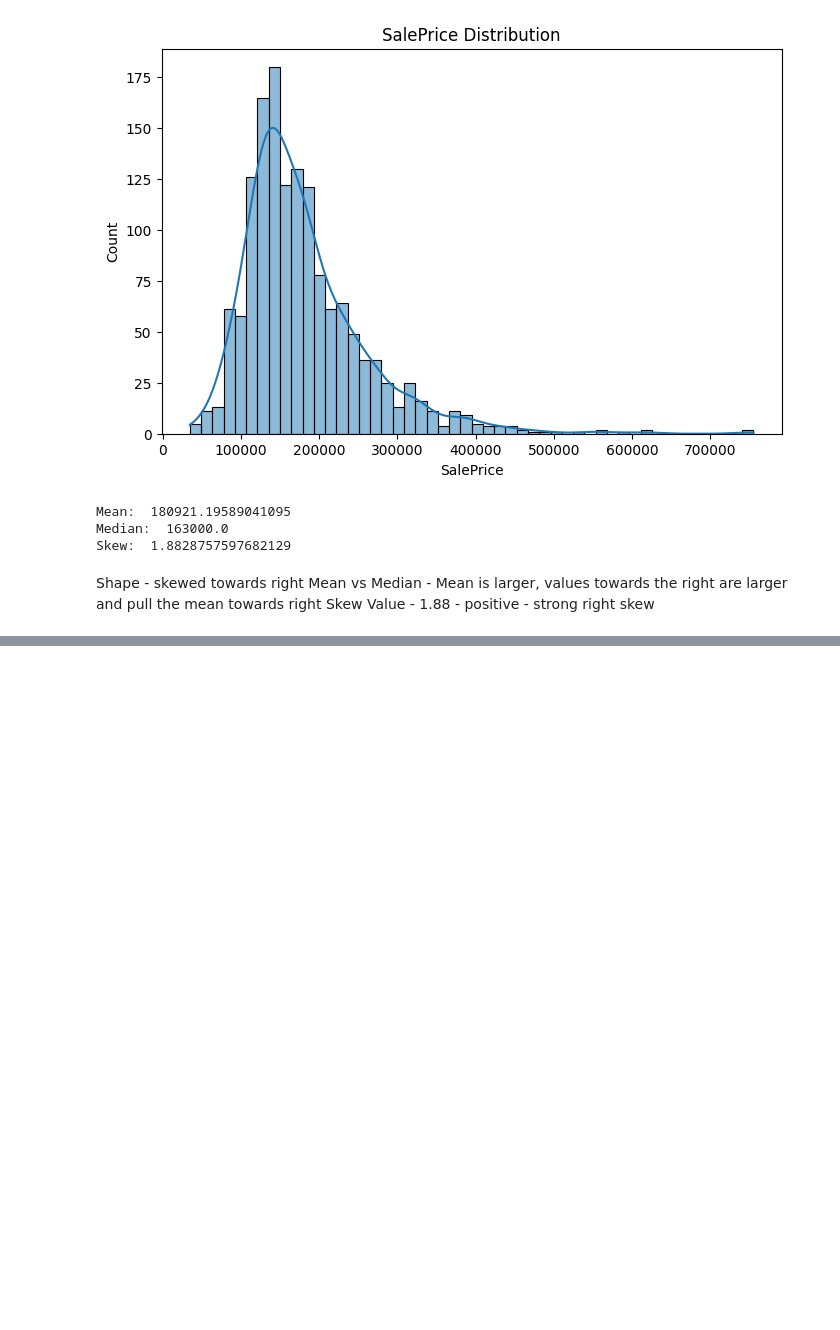
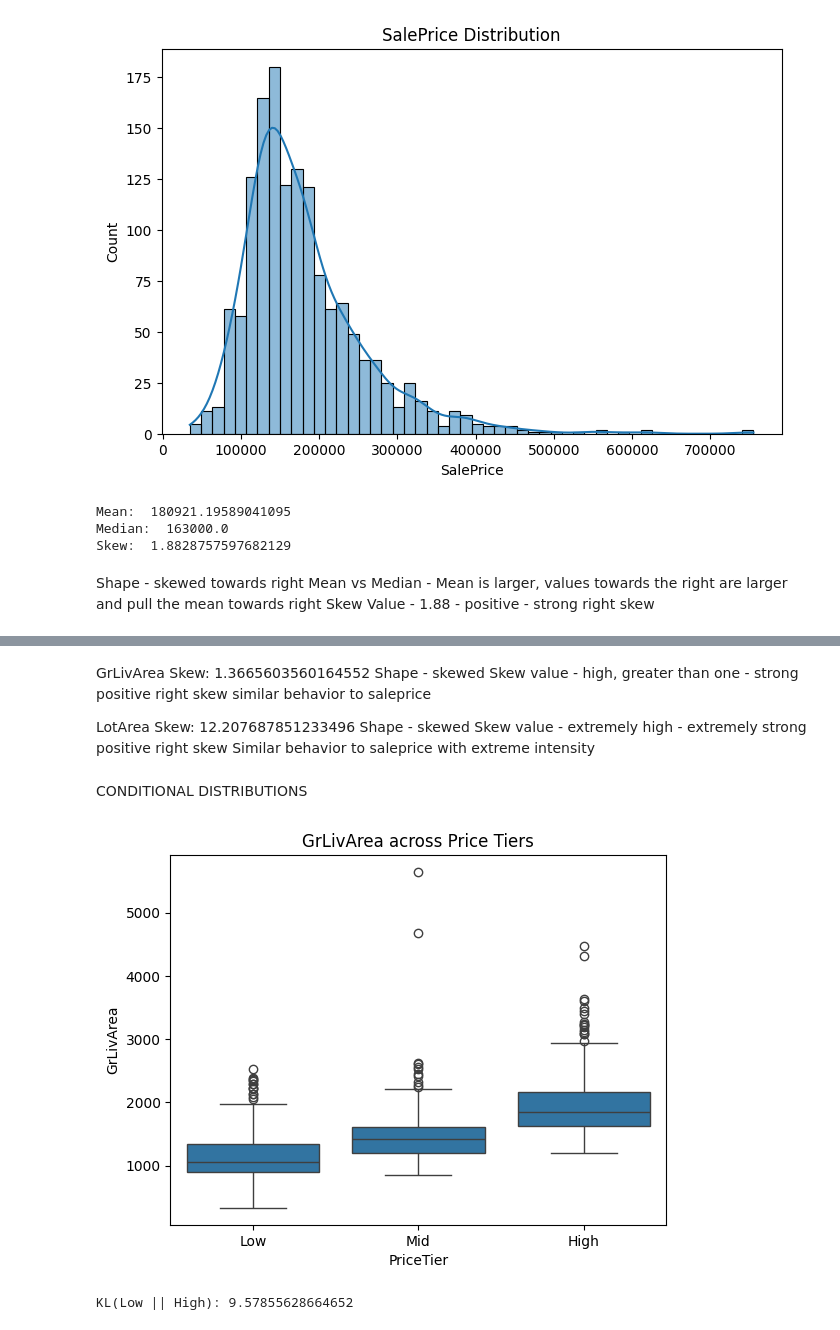
Before and after one commit to anucherlapally/HousePricesML, a Jupyter notebook: notebooks/1_1_conditional_prob.ipynb, the cells around one changed output, grey strips where cells are left out. Drawn from its saved outputs; the diff is of its cells as text; code cells hidden in the pictures; blank space fills up the shorter version.

Commit message:
feature_exploration_conditional_prob

```diff
--- a/notebooks/1_1_conditional_prob.ipynb
+++ b/notebooks/1_1_conditional_prob.ipynb
@@ -58,0 +93,44 @@ Skew Value - 1.88 - positive - strong right skew
+# %% [markdown]
+GrLivArea Skew:  1.3665603560164552
+Shape - skewed
+Skew value - high, greater than one - strong positive right skew
+similar behavior to saleprice
+
+LotArea Skew:  12.207687851233496
+Shape - skewed
+Skew value - extremely high - extremely strong positive right skew
+Similar behavior to saleprice with extreme intensity
+# %%
+df["LogLotArea"] = np.log(df["LotArea"])
+# %% [markdown]
+CONDITIONAL DISTRIBUTIONS
+# %%
+df["PriceTier"] = pd.qcut(df['SalePrice'], q=3, labels=['Low', 'Mid', 'High'])
+
+sns.boxplot(x='PriceTier', y='GrLivArea', data=df)
+plt.title('GrLivArea across Price Tiers')
+plt.show()
+# %% [output]
+[figure, added]
+# %%
+from scipy.stats import entropy
+
+# Discretize into bins
+bins = 30
+
+low = df[df["PriceTier"] == "Low"]["GrLivArea"]
+high = df[df["PriceTier"] == "High"]["GrLivArea"]
+
+# Histogram densities
+p, bin_edges = np.histogram(low, bins=bins, density=True)
+q, _ = np.histogram(high, bins=bin_edges, density=True)
+
+# Avoid zeros
+p = p + 1e-10
+q = q + 1e-10
+
+kl_low_high = entropy(p, q)
+
+print("KL(Low || High):", kl_low_high)
+# %% [output]
+KL(Low || High): 9.57855628664652
```
Also changed, not shown: parts of 11 cells of this notebook.
